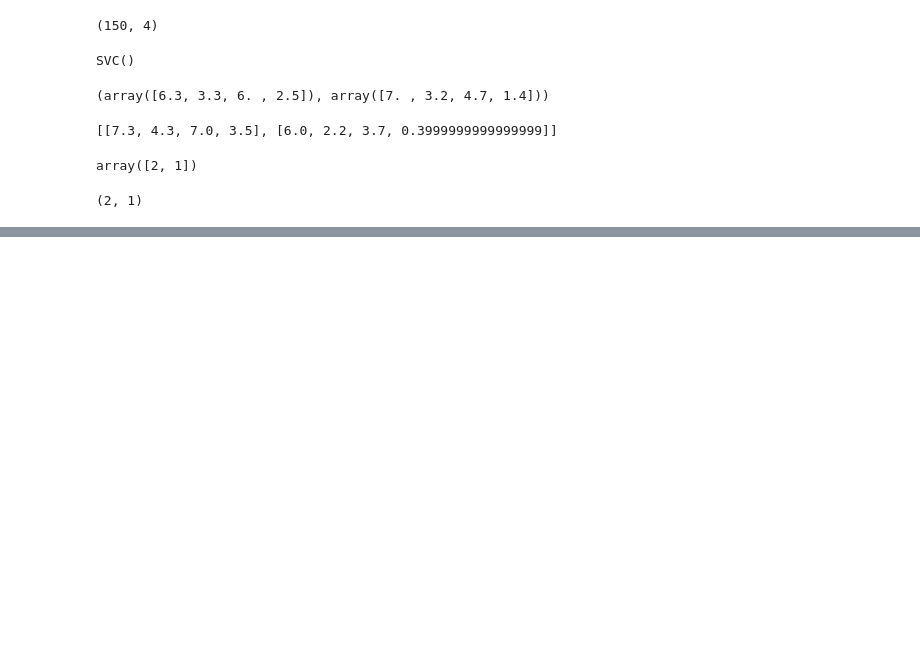
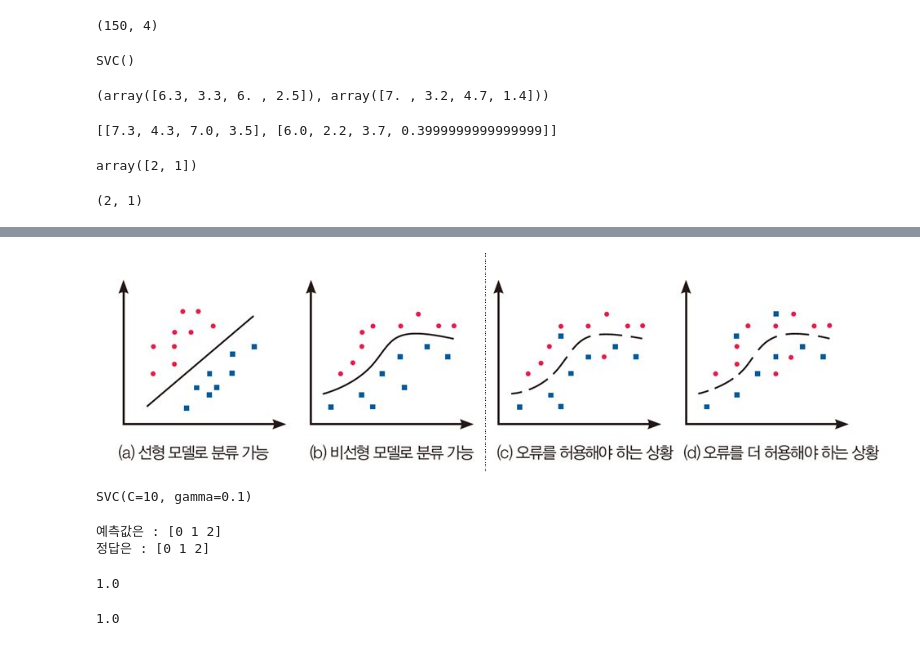
Before and after one commit to leekyuyoung4/ml0719, a Jupyter notebook: 기계학습/기계학습.ipynb, the cells around one changed output, grey strips where cells are left out. Saved outputs shown, nothing was run; the diff lists cells and outputs as text; code cells hidden in the pictures; blank space fills up the shorter version.

```diff
--- a/기계학습/기계학습.ipynb
+++ b/기계학습/기계학습.ipynb
@@ -148,0 +218,10 @@ df
+# %%
+# 특징 추출과 표현
+# 기계학습의 과정
+# 데이터수집->특징추출->모델링->예측
+# 기계학습은 높은 분별력을 지는 특성을 사용해야
+# 현대사회에서는 아래와 같은 4가지 종류의 데이터를 사용
+from IPython import display
+display.Image('E:/1 강남야간/img/001.jpg')
+# %% [output]
+[figure, added]
@@ -148,0 +244,25 @@ df
+# %%
+# SVM의 분류기 모델 학습
+s =  svm.SVC(gamma=0.1,C=10)
+s.fit(digit.data,digit.target)
+# %% [output]
+SVC(C=10, gamma=0.1)
+# %%
+# 처음3개의 데이터를 새로운 셈플 가정
+new_d = digit.data[:3]
+predic = s.predict(new_d)
+print(f"예측값은 : {predic}")
+print(f"정답은 : {digit.target[:3]}")
+# %% [output]
+예측값은 : [0 1 2]
+정답은 : [0 1 2]
+# %%
+(predic == digit.target[:3]).mean()
+# %% [output]
+1.0
+# %%
+# 훈련데이터를 테스트 집합으로 간주 정확률을 측정
+predic = s.predict(digit.data)
+(predic == digit.target).mean()
+# %% [output]
+1.0
```
Also changed, not shown: parts of 31 cells of this notebook, 1 other file.
